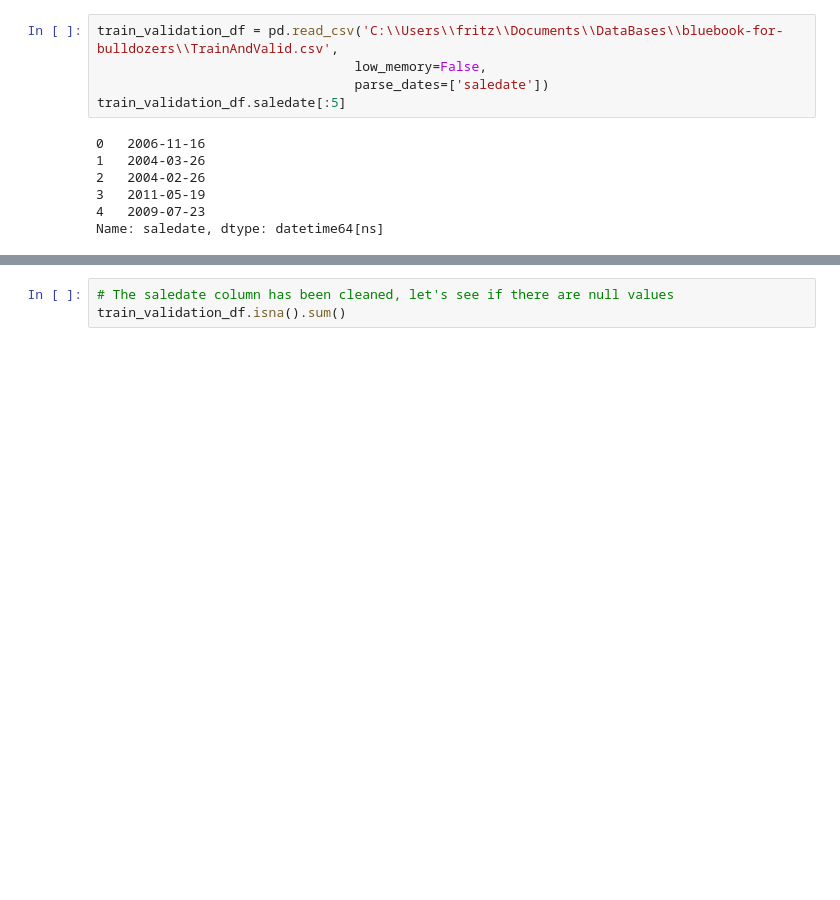
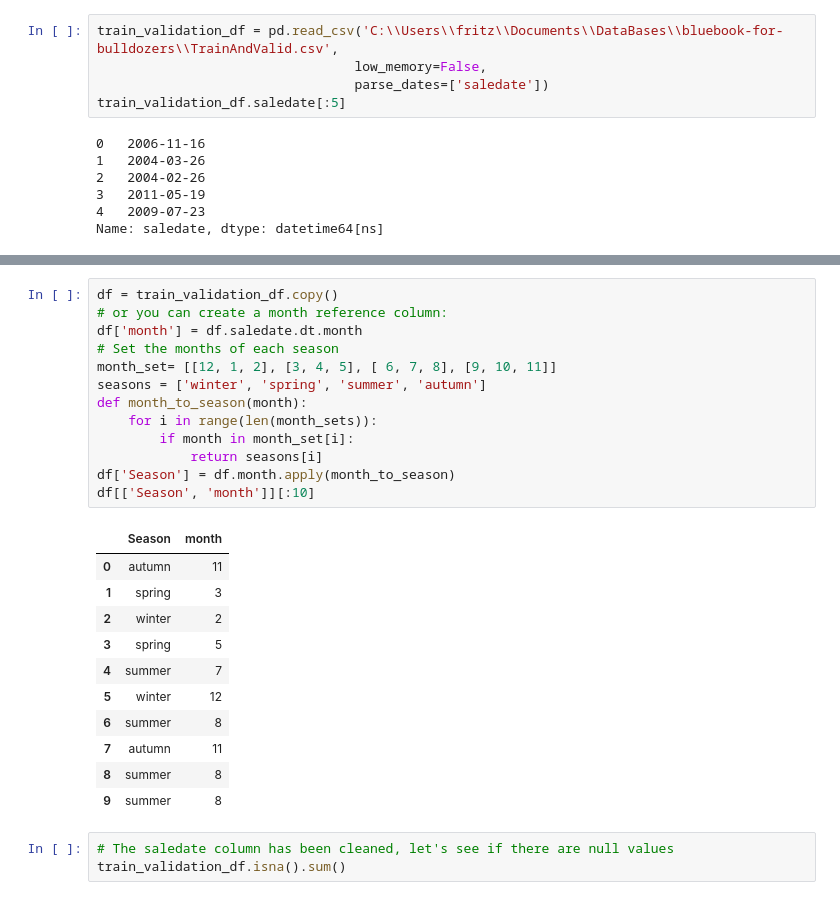
Before and after one commit to Fritz-Stevenson/Machine-Learning, a Jupyter notebook: Bulldozer-Price-ML-Project.ipynb, the cells around one changed output, grey strips where cells are left out. Drawn from its saved outputs; the diff is of its cells as text; blank space fills up the shorter version.

```diff
--- a/Bulldozer-Price-ML-Project.ipynb
+++ b/Bulldozer-Price-ML-Project.ipynb
@@ -84,3 +104,28 @@ Name: saledate, dtype: datetime64[ns]
+# %%
+df = train_validation_df.copy()
+# or you can create a month reference column:
+df['month'] = df.saledate.dt.month
+# Set the months of each season
+month_set= [[12, 1, 2], [3, 4, 5], [ 6, 7, 8], [9, 10, 11]]
+seasons = ['winter', 'spring', 'summer', 'autumn']
+def month_to_season(month):
+    for i in range(len(month_sets)):
+        if month in month_set[i]:
+            return seasons[i]
+df['Season'] = df.month.apply(month_to_season)
+df[['Season', 'month']][:10]
+# %% [output]
+|  | Season | month |
+| 0 | autumn | 11 |
+| 1 | spring | 3 |
+| 2 | winter | 2 |
+| 3 | spring | 5 |
+| 4 | summer | 7 |
+| 5 | winter | 12 |
+| 6 | summer | 8 |
+| 7 | autumn | 11 |
+| 8 | summer | 8 |
+| 9 | summer | 8 |
 # %%
 # The saledate column has been cleaned, let's see if there are null values
 train_validation_df.isna().sum()
```
Also changed, not shown: parts of 44 cells of this notebook.
